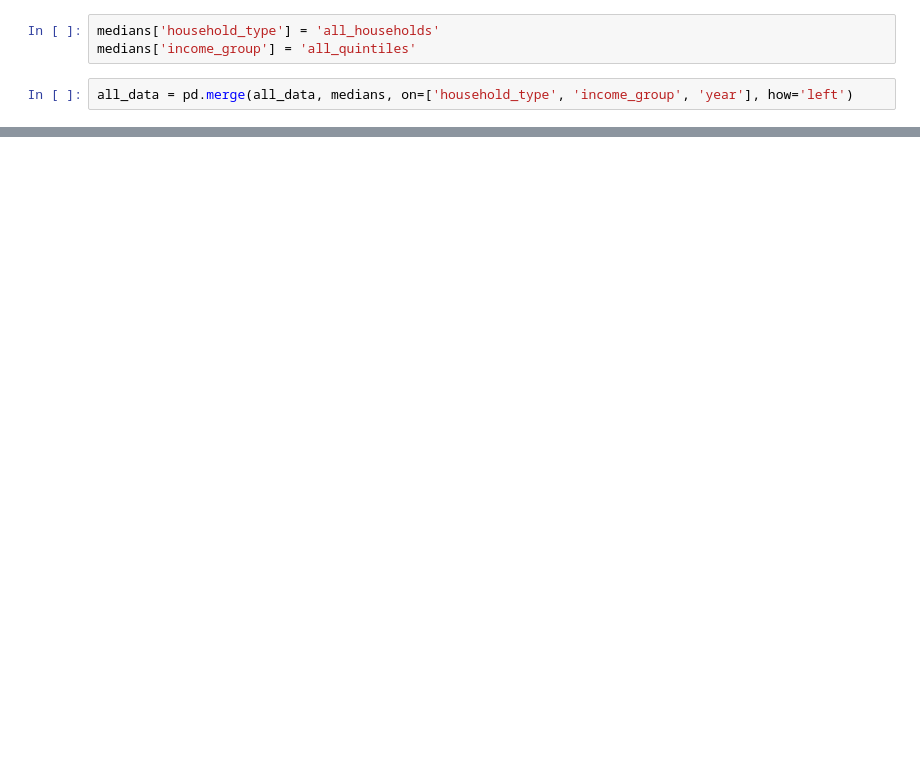
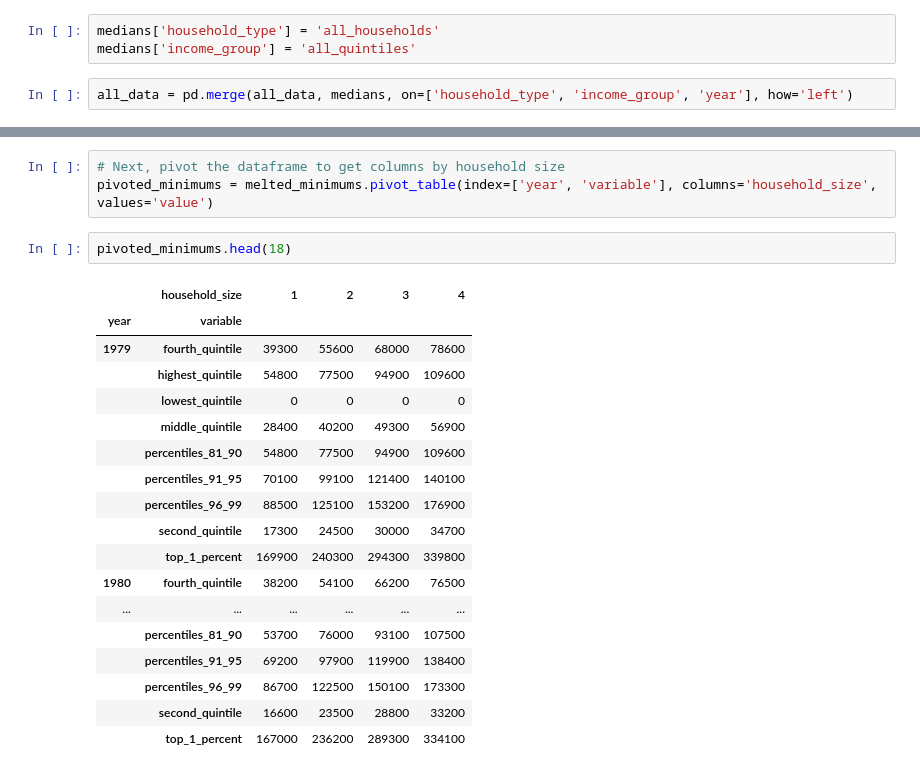
Before and after one commit to kevinxperese/merge_distribution_data, a Jupyter notebook: merge_distribution_data.ipynb, the cells around one changed output, grey strips where cells are left out. Drawn from its saved outputs; the diff is of its cells as text; blank space fills up the shorter version.

```diff
--- a/merge_distribution_data.ipynb
+++ b/merge_distribution_data.ipynb
@@ -68,0 +198,24 @@ print (all_data.columns)
+# %%
+# Next, pivot the dataframe to get columns by household size
+pivoted_minimums = melted_minimums.pivot_table(index=['year', 'variable'], columns='household_size', values='value')
+# %%
+pivoted_minimums.head(18)
+# %% [output]
+|  | household_size | 1 | 2 | 3 | 4 |
+| year | variable |  |  |  |  |
+| 1979 | fourth_quintile | 39300 | 55600 | 68000 | 78600 |
+|  | highest_quintile | 54800 | 77500 | 94900 | 109600 |
+|  | lowest_quintile | 0 | 0 | 0 | 0 |
+|  | middle_quintile | 28400 | 40200 | 49300 | 56900 |
+|  | percentiles_81_90 | 54800 | 77500 | 94900 | 109600 |
+|  | percentiles_91_95 | 70100 | 99100 | 121400 | 140100 |
+|  | percentiles_96_99 | 88500 | 125100 | 153200 | 176900 |
+|  | second_quintile | 17300 | 24500 | 30000 | 34700 |
+|  | top_1_percent | 169900 | 240300 | 294300 | 339800 |
+| 1980 | fourth_quintile | 38200 | 54100 | 66200 | 76500 |
+| ... | ... | ... | ... | ... | ... |
+|  | percentiles_81_90 | 53700 | 76000 | 93100 | 107500 |
+|  | percentiles_91_95 | 69200 | 97900 | 119900 | 138400 |
+|  | percentiles_96_99 | 86700 | 122500 | 150100 | 173300 |
+|  | second_quintile | 16600 | 23500 | 28800 | 33200 |
+|  | top_1_percent | 167000 | 236200 | 289300 | 334100 |
```
Also changed, not shown: parts of 19 cells of this notebook, 1 other file.
